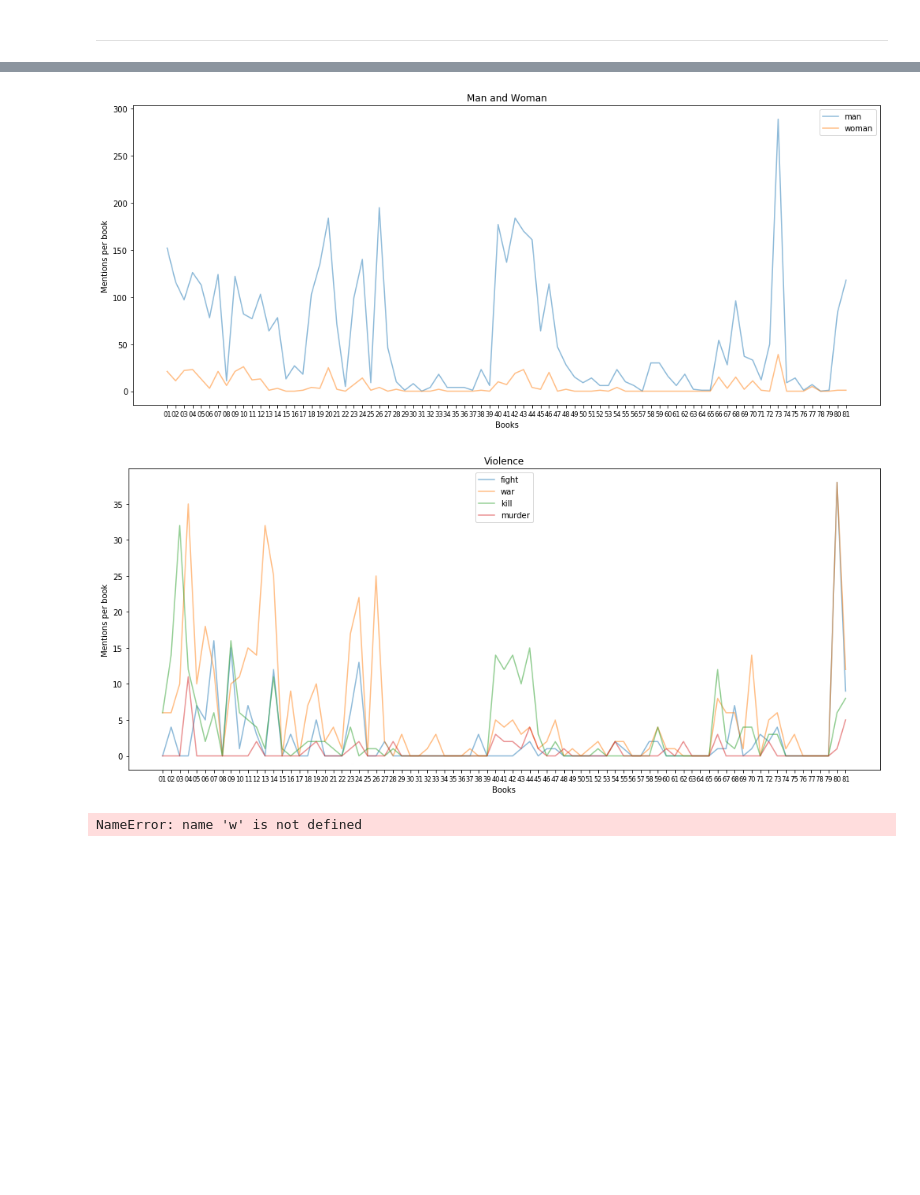
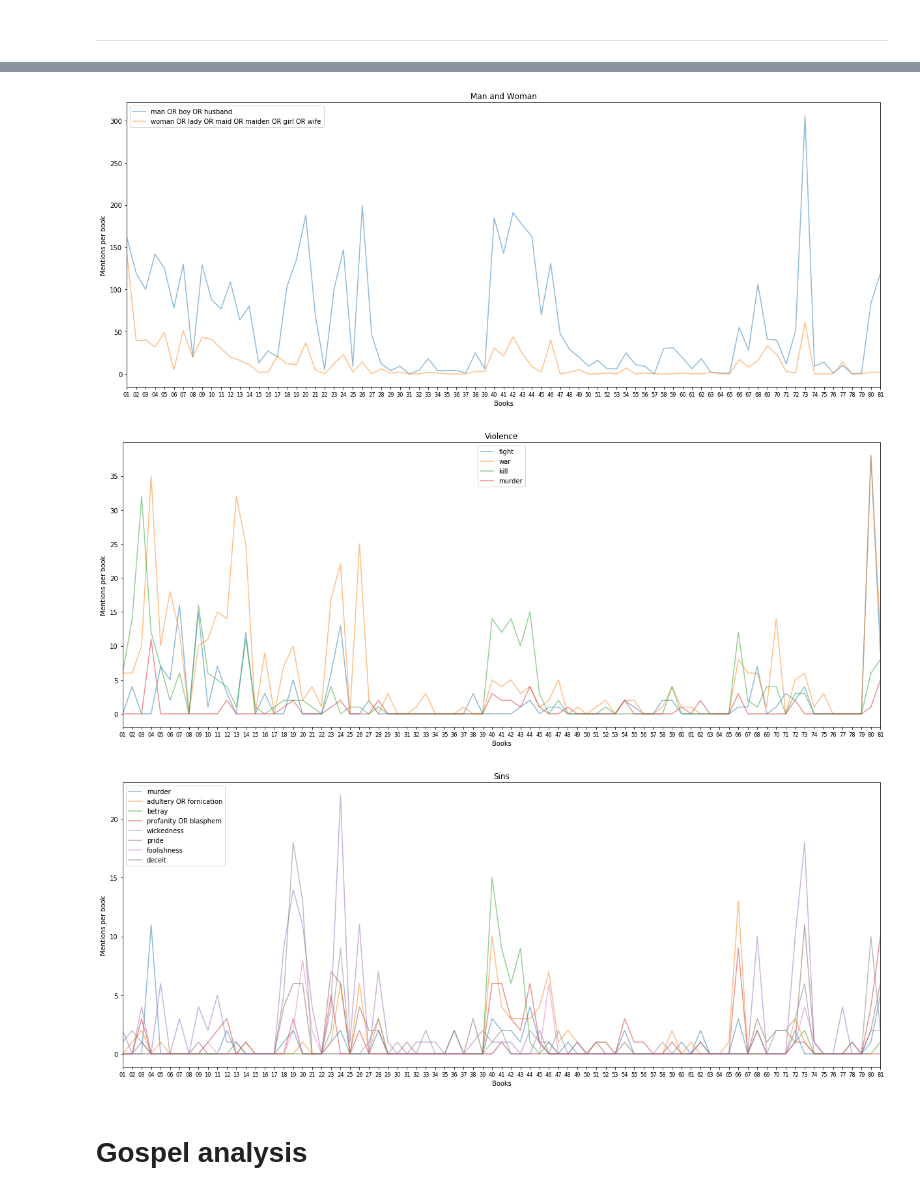
Before and after one commit to machaerus/sophia, a Jupyter notebook: Bible analysis.ipynb, the cells around one changed output, grey strips where cells are left out. Cells and saved outputs as stored; diff of their text form; code cells hidden in the pictures; blank space fills up the shorter version.

```diff
--- a/Bible analysis.ipynb
+++ b/Bible analysis.ipynb
@@ -201,14 +208,17 @@ plot_kws(keywords, "ball", "Good and Bad")
 # %%
-keywords = ["man", "woman"]
-plot_kws(keywords, "ball", "Man and Woman")
+keywords = [["man","boy","husband"], ["woman","lady","maid","maiden","girl","wife"]]
+plot_kws(keywords, Bible, "b", "Man and Woman")
 # %% [output]
-[figure, old version]
+[figure, new version]
 # %%
 keywords = ["fight", "war", "kill", "murder"]
-plot_kws(keywords, "ball", "Violence")
+plot_kws(keywords, Bible, "b", "Violence")
 # %% [output]
-[figure, old version]
+[figure, new version]
-# %%
-w
-# %% [output]
-NameError: name 'w' is not defined
+# %%
+keywords = ["murder",["adultery","fornication"],"betray",["profanity","blasphem"],"wickedness","pride","foolishness","deceit"]
+plot_kws(keywords, Bible, "b", "Sins")
+# %% [output]
+[figure, added]
+# %% [markdown]
+# Gospel analysis
```
Also changed, not shown: parts of 10 cells of this notebook, 7 other files.
